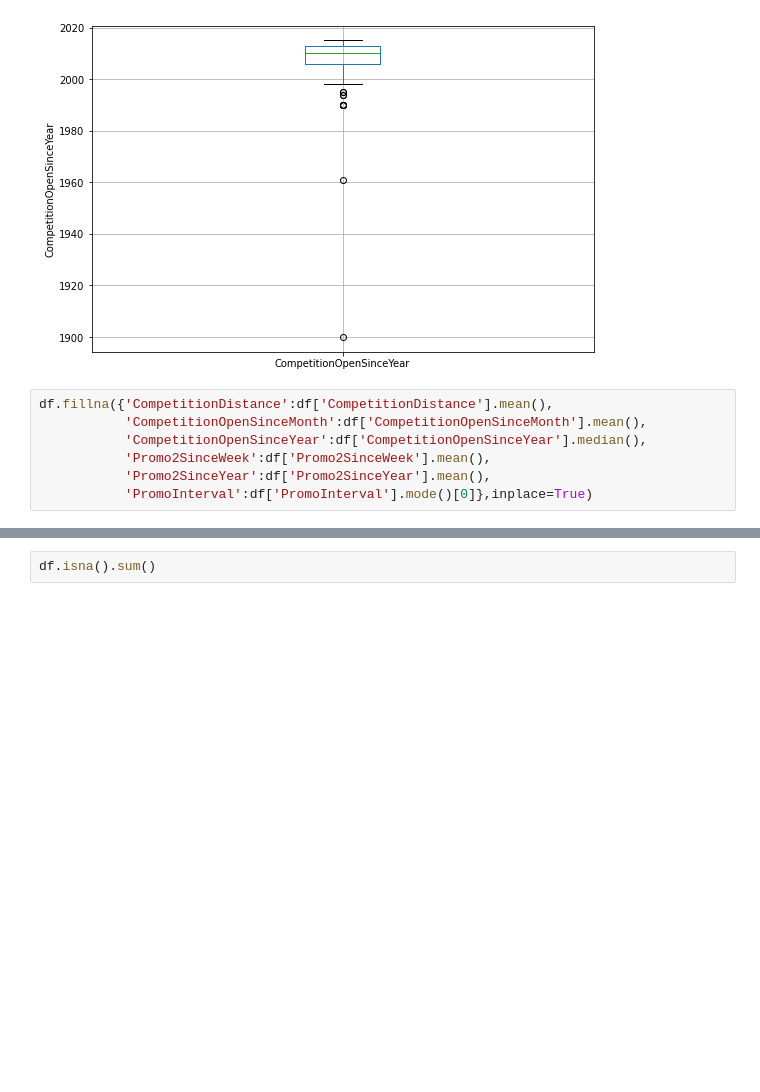
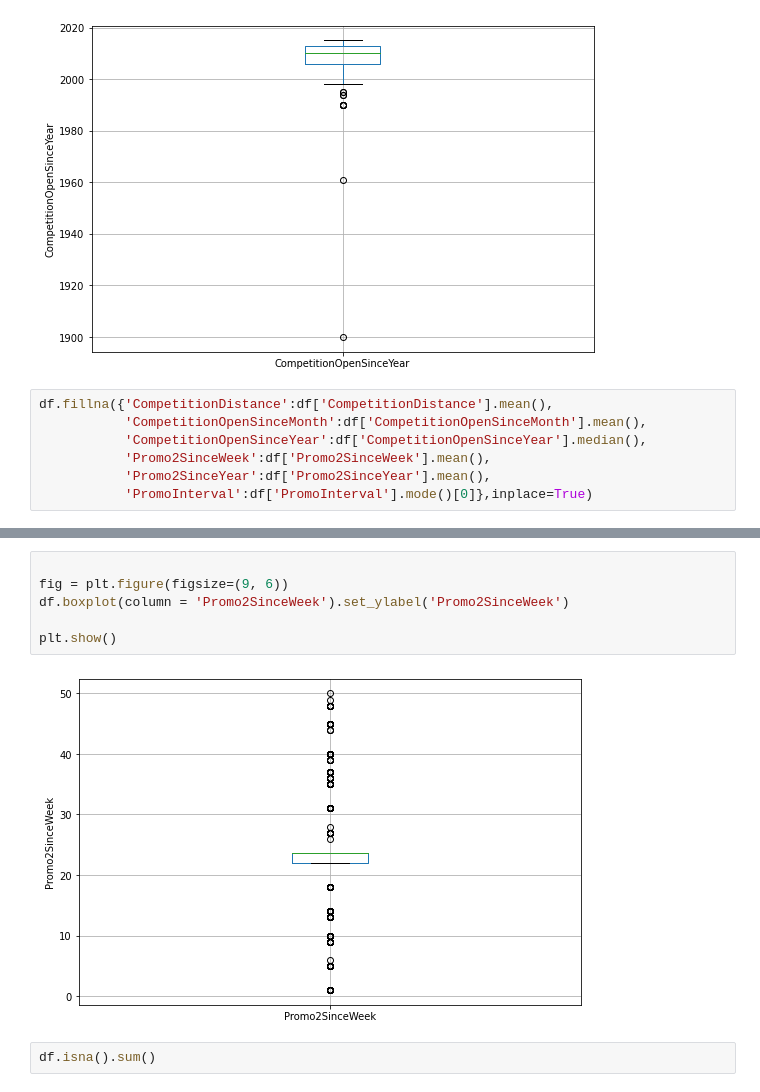
Before and after one commit to Shambhurajdesai/Project, a Jupyter notebook: Capstone_II.ipynb, the cells around one changed output, grey strips where cells are left out. Saved outputs shown, nothing was run; the diff lists cells and outputs as text; blank space fills up the shorter version.

```diff
--- a/Capstone_II.ipynb
+++ b/Capstone_II.ipynb
@@ -154,3 +184,11 @@ df.fillna({'CompetitionDistance':df['CompetitionDistance'].mean(),
+# %%
+
+fig = plt.figure(figsize=(9, 6))
+df.boxplot(column = 'Promo2SinceWeek').set_ylabel('Promo2SinceWeek')
+
+plt.show()
+# %% [output]
+[figure, added]
 # %%
 df.isna().sum()
 # %% [output]
```
Also changed, not shown: parts of 39 cells of this notebook.
